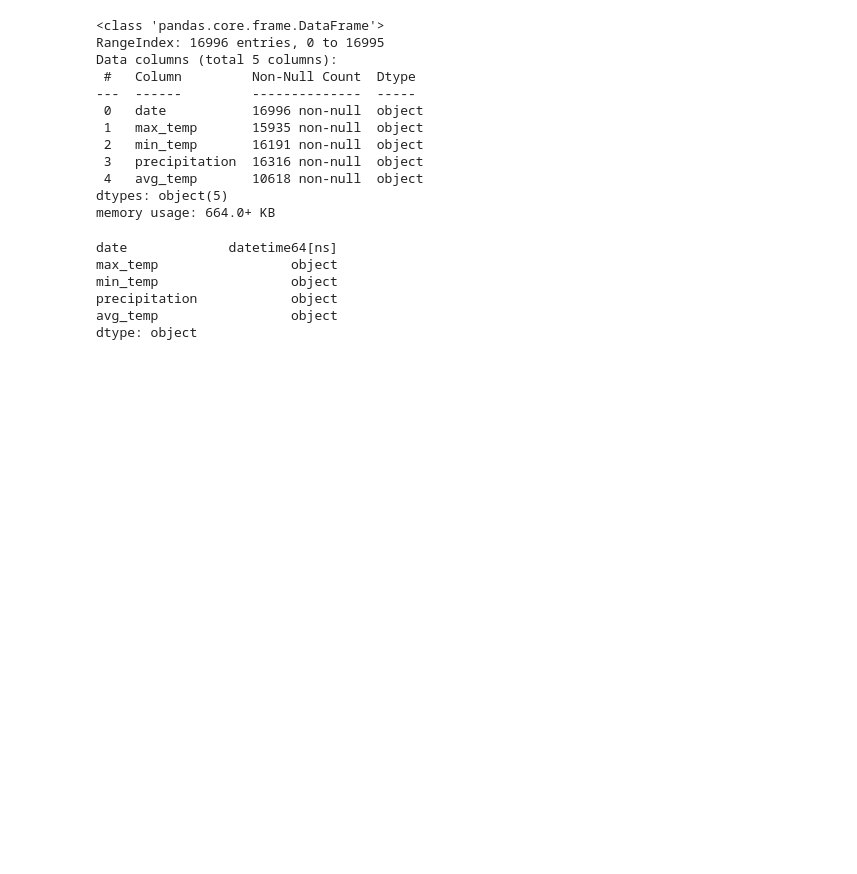
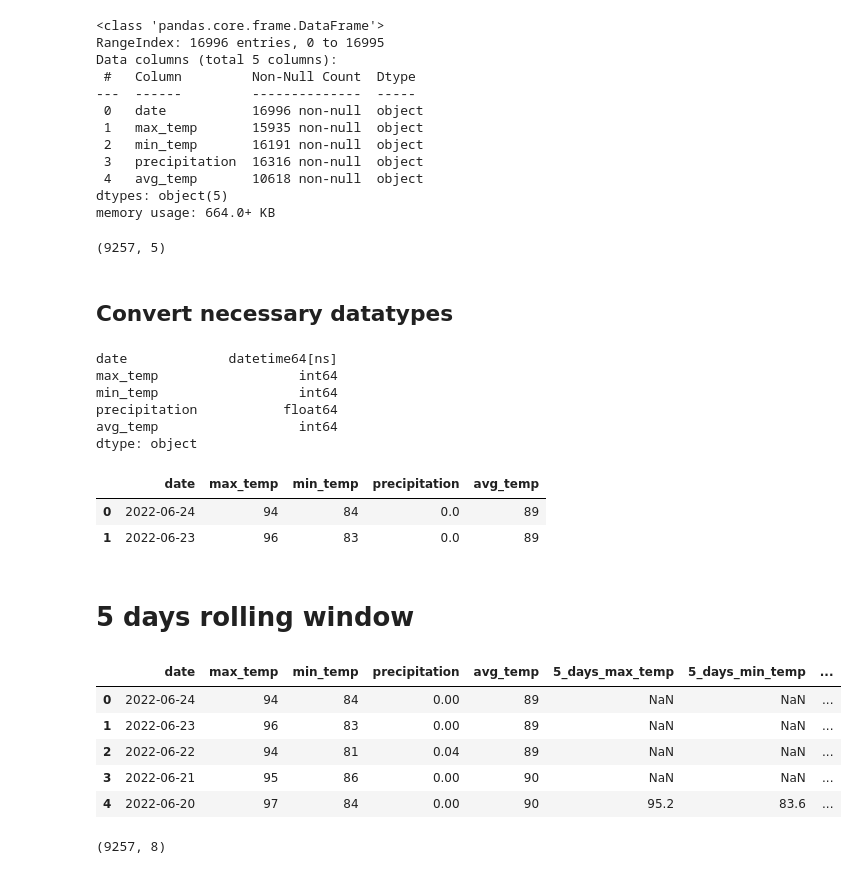
Before and after one commit to david-garza/enterococci_prediction_analysis, a Jupyter notebook: API_call.ipynb, the cells around one changed output. Cells and saved outputs as stored; diff of their text form; code cells hidden in the pictures; blank space fills up the shorter version.

Commit message:
converted all necessary datatypes, and calculated the moving windows of 5 days for max_temp, min_temp, avg_temp, and precipitation.

```diff
--- a/API_call.ipynb
+++ b/API_call.ipynb
@@ -156,5 +156,13 @@ Data columns (total 5 columns):
  4   avg_temp       10618 non-null  object
 dtypes: object(5)
 memory usage: 664.0+ KB
+# %%
+weather_data_df.dropna(inplace=True)
+
+weather_data_df.shape
+# %% [output]
+(9257, 5)
+# %% [markdown]
+## Convert necessary datatypes
 # %%
 # convert date object column into datetime.
@@ -162,14 +170,49 @@ weather_data_df["date"]= weather_data_df["date"].apply(lambda x:datetime.strptim
+# %%
+# convert 'max_temp', 'min_temp', 'avg_temp' from objects to integers.
+cols = ['max_temp', 'min_temp', 'avg_temp']
+weather_data_df[cols] = weather_data_df[cols].apply(pd.to_numeric, errors='coerce', axis=1)
+# %%
+# convert 'precipitation' column from object to float
+weather_data_df['precipitation'] = weather_data_df['precipitation'].astype(str).astype(float)
 # %%
 # check the data types again.
 weather_data_df.dtypes
 # %% [output]
 date             datetime64[ns]
-max_temp                 object
-min_temp                 object
-precipitation            object
-avg_temp                 object
+max_temp                  int64
+min_temp                  int64
+precipitation           float64
+avg_temp                  int64
 dtype: object
 # %%
 # sort df in descending order based on the date column and rearange the index sequence.
 weather_data_df = weather_data_df.sort_values(by="date",ascending=False, ignore_index=True)
+weather_data_df.head(2)
+# %% [output]
+|  | date | max_temp | min_temp | precipitation | avg_temp |
+| 0 | 2022-06-24 | 94 | 84 | 0.0 | 89 |
+| 1 | 2022-06-23 | 96 | 83 | 0.0 | 89 |
+# %% [markdown]
+# 5 days rolling window
+# %%
+# calculating simple moving average
+# using .rolling(window).mean() ,
+# with window size = 5
+weather_data_df['5_days_max_temp'] = weather_data_df['max_temp'].rolling(5).mean()
+weather_data_df['5_days_min_temp'] = weather_data_df['min_temp'].rolling(5).mean()
+weather_data_df['5_days_avg_temp'] = weather_data_df['avg_temp'].rolling(5).mean()
+weather_data_df['5_days_avg_temp'] = weather_data_df['precipitation'].rolling(5).mean()
+
+weather_data_df.head(5)
+# %% [output]
+|  | date | max_temp | min_temp | precipitation | avg_temp | 5_days_max_temp | 5_days_min_temp | ... |
+| 0 | 2022-06-24 | 94 | 84 | 0.00 | 89 | NaN | NaN | ... |
+| 1 | 2022-06-23 | 96 | 83 | 0.00 | 89 | NaN | NaN | ... |
+| 2 | 2022-06-22 | 94 | 81 | 0.04 | 89 | NaN | NaN | ... |
+| 3 | 2022-06-21 | 95 | 86 | 0.00 | 90 | NaN | NaN | ... |
+| 4 | 2022-06-20 | 97 | 84 | 0.00 | 90 | 95.2 | 83.6 | ... |
+# %%
+weather_data_df.shape
+# %% [output]
+(9257, 8)
 # %%
```
Also changed, not shown: parts of 2 cells of this notebook.
